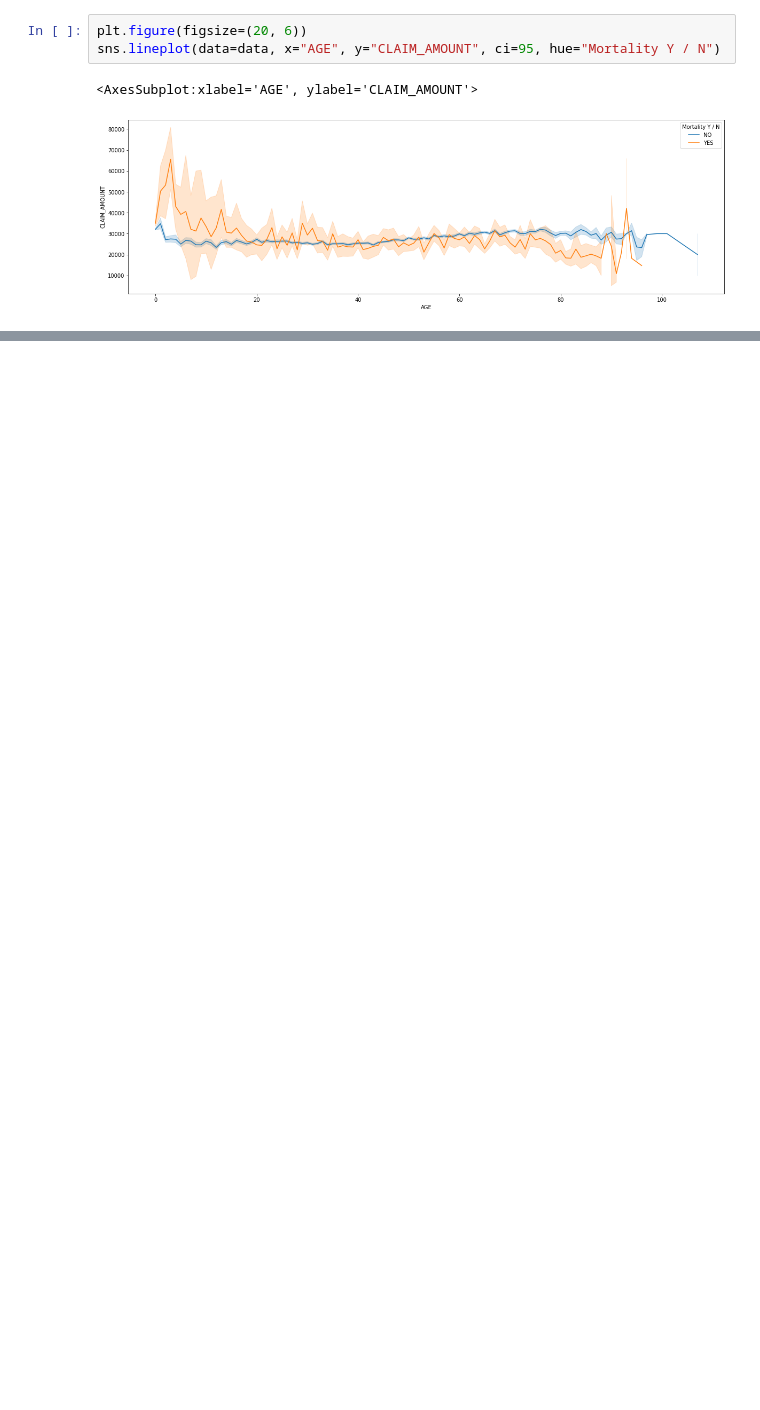
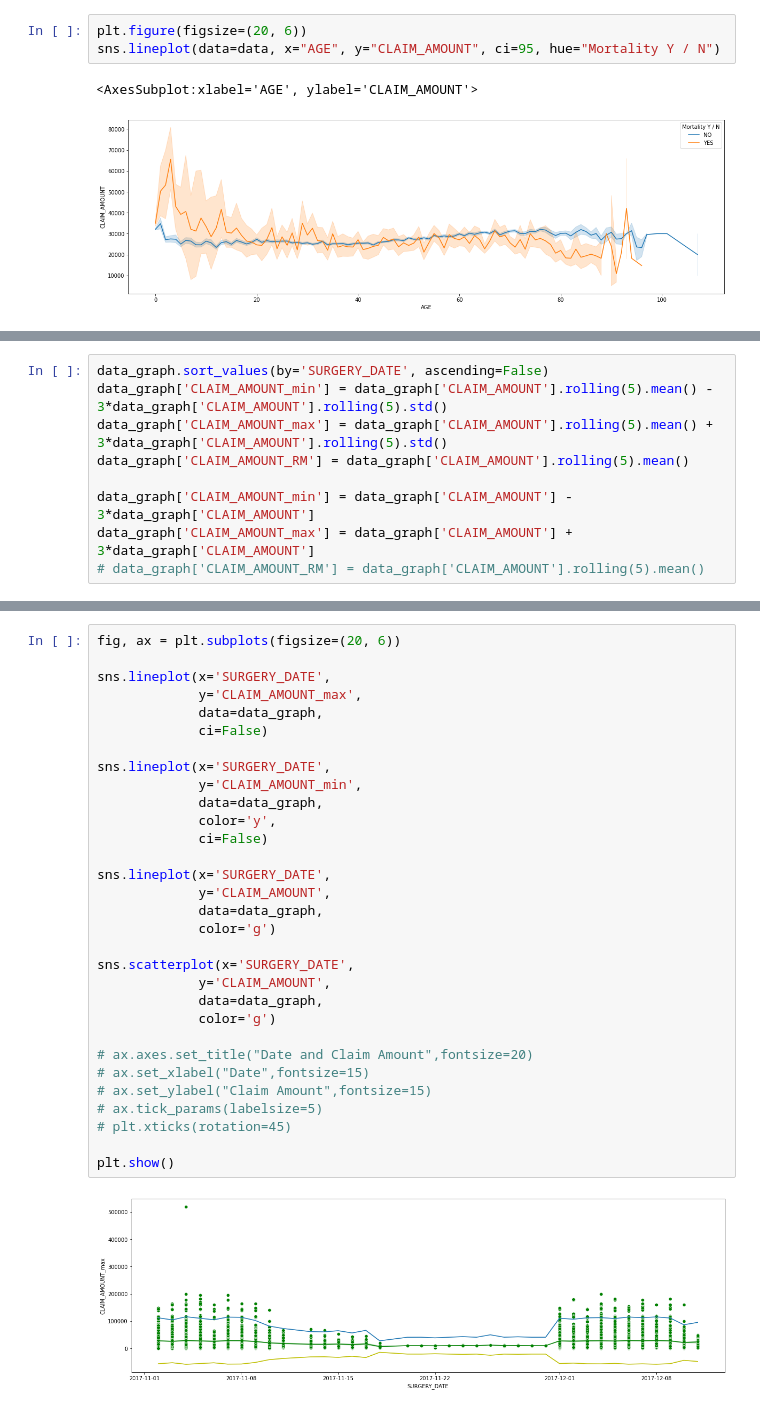
Before and after one commit to matog/Curso_EDA_Python_HealthData, a Jupyter notebook: notebook4031fa4176.ipynb, the cells around one changed output, grey strips where cells are left out. Drawn from its saved outputs; the diff is of its cells as text; blank space fills up the shorter version.

```diff
--- a/notebook4031fa4176.ipynb
+++ b/notebook4031fa4176.ipynb
@@ -635,0 +563,9 @@ plt.xticks(rotation=45); # el ; oculta el texto previo al gráfico. El mismo res
+# %%
+data_graph.sort_values(by='SURGERY_DATE', ascending=False)
+data_graph['CLAIM_AMOUNT_min'] = data_graph['CLAIM_AMOUNT'].rolling(5).mean() - 3*data_graph['CLAIM_AMOUNT'].rolling(5).std()
+data_graph['CLAIM_AMOUNT_max'] = data_graph['CLAIM_AMOUNT'].rolling(5).mean() + 3*data_graph['CLAIM_AMOUNT'].rolling(5).std()
+data_graph['CLAIM_AMOUNT_RM'] = data_graph['CLAIM_AMOUNT'].rolling(5).mean()
+
+data_graph['CLAIM_AMOUNT_min'] = data_graph['CLAIM_AMOUNT'] - 3*data_graph['CLAIM_AMOUNT']
+data_graph['CLAIM_AMOUNT_max'] = data_graph['CLAIM_AMOUNT'] + 3*data_graph['CLAIM_AMOUNT']
+# data_graph['CLAIM_AMOUNT_RM'] = data_graph['CLAIM_AMOUNT'].rolling(5).mean()
@@ -635,0 +588,33 @@ plt.xticks(rotation=45); # el ; oculta el texto previo al gráfico. El mismo res
+# %%
+fig, ax = plt.subplots(figsize=(20, 6))
+
+sns.lineplot(x='SURGERY_DATE',
+             y='CLAIM_AMOUNT_max',
+             data=data_graph,
+             ci=False)
+
+sns.lineplot(x='SURGERY_DATE',
+             y='CLAIM_AMOUNT_min',
+             data=data_graph,
+             color='y',
+             ci=False)
+
+sns.lineplot(x='SURGERY_DATE',
+             y='CLAIM_AMOUNT',
+             data=data_graph,
+             color='g')
+
+sns.scatterplot(x='SURGERY_DATE',
+             y='CLAIM_AMOUNT',
+             data=data_graph,
+             color='g')
+
+# ax.axes.set_title("Date and Claim Amount",fontsize=20)
+# ax.set_xlabel("Date",fontsize=15)
+# ax.set_ylabel("Claim Amount",fontsize=15)
+# ax.tick_params(labelsize=5)
+# plt.xticks(rotation=45)
+
+plt.show()
+# %% [output]
+[figure, added]
```
Also changed, not shown: parts of 22 cells of this notebook.
